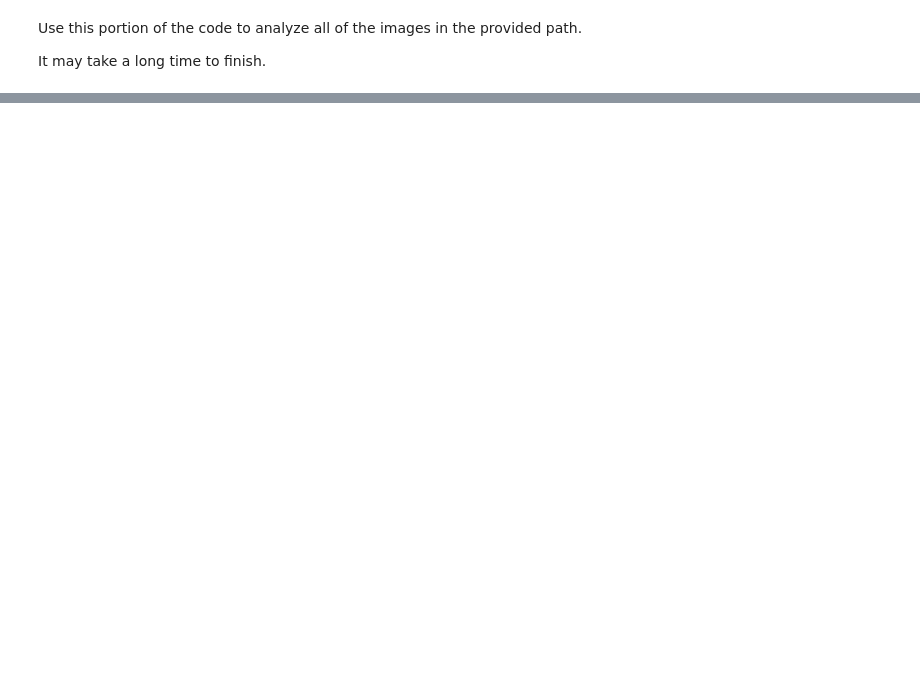
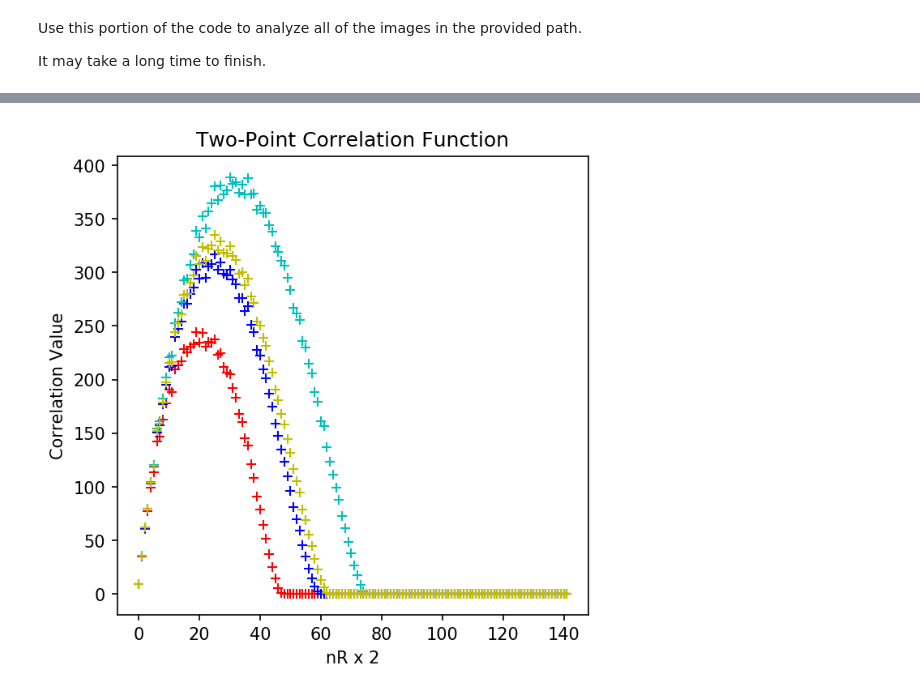
Before and after one commit to JorgeRV/ecoli-spatial-correlation, a Jupyter notebook: Fractal_Analysis.ipynb, the cells around one changed output, grey strips where cells are left out. Cells and saved outputs as stored; diff of their text form; code cells hidden in the pictures; blank space fills up the shorter version.

```diff
--- a/Fractal_Analysis.ipynb
+++ b/Fractal_Analysis.ipynb
@@ -137,8 +207,8 @@ Number of pixels found: 2917
 # %%
 # C(r) is proportional to r**(-a), where "a" gives the fractal dimention by substracting the space dimention
 fitt = []
-alpha = 0.15
-A = 3500
+alpha = 0
+A = 35
 
 for rad in range(0, nR):
     if rad == 0:
@@ -283,13 +409,18 @@ for rad in range(0, nR):
 # %%
 # Plot the correlation list and the fit
 fig0 = plt.figure(figsize=(5, 5), dpi=150)
-plt.plot(lcorr, "r+")
-plt.plot(fitt)
+plt.plot(lcorr[0], "r+")
+plt.plot(lcorr[1], "b+")
+plt.plot(lcorr[2], "c+")
+plt.plot(lcorr[3], "y+")
+#plt.plot(fitt)
 plt.xlabel('nR x %i' %interval)
 plt.ylabel('Correlation Value')
 plt.title('Two-Point Correlation Function')
-plt.savefig('Gráfico_Correlation_%s.png' %arname)
+plt.savefig('Gráfico_Correlation_%s_all.png' %arname)
 plt.show()
+# %% [output]
+[figure, added]
 # %%
 D = 2 #Space dimention (euclidean)
 
```
Also changed, not shown: parts of 17 cells of this notebook, 2 other files.
